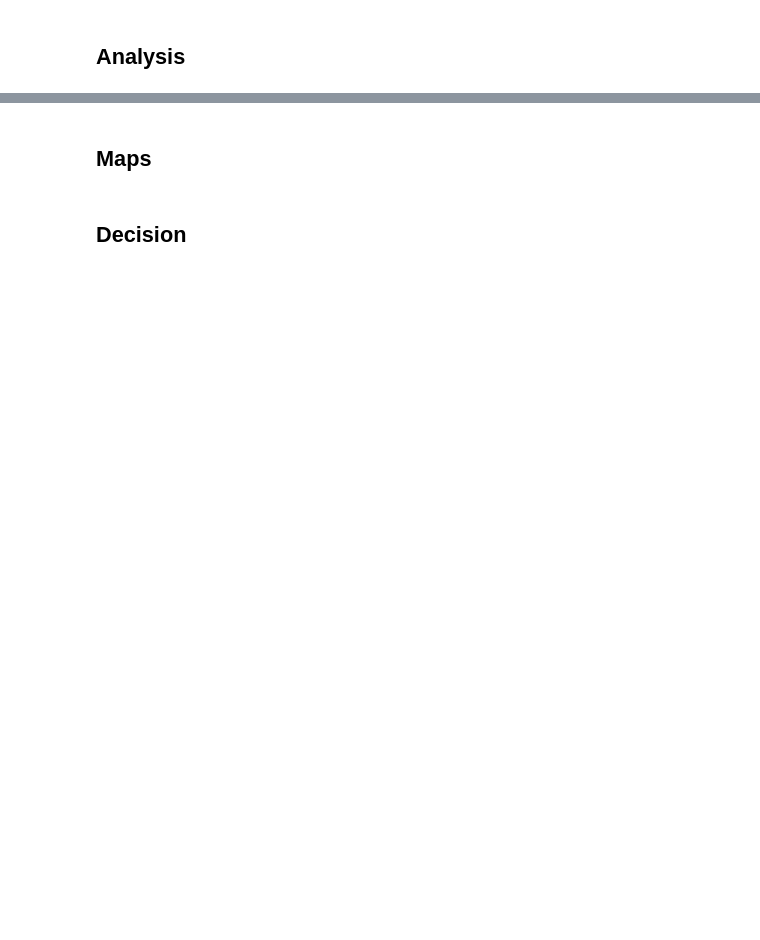
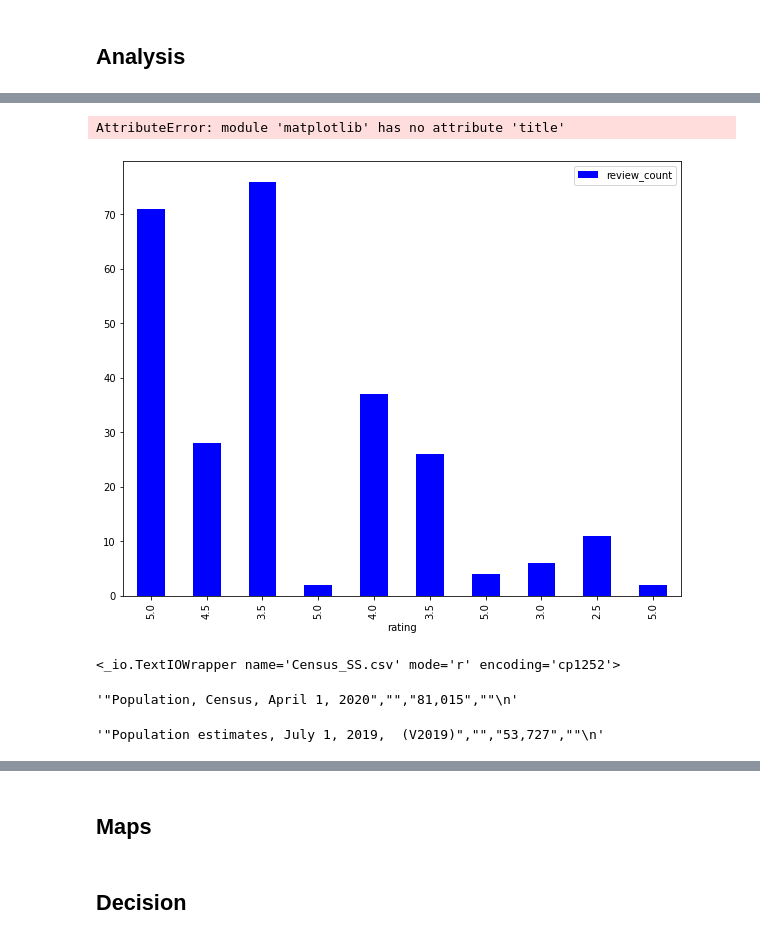
Before and after one commit to ntsegaw/flowerREDO, a Jupyter notebook: Flower Shop.ipynb, the cells around one changed output, grey strips where cells are left out. Saved outputs shown, nothing was run; the diff lists cells and outputs as text; code cells hidden in the pictures; blank space fills up the shorter version.

Commit message:
Census updates

```diff
--- a/Flower Shop.ipynb
+++ b/Flower Shop.ipynb
@@ -180,2 +231,26 @@ lbdf
+# %%
+ssdf.plot.bar("rating", "review_count", figsize = (10,8), color = "blue")
+plt.title("Distribution of Yelp Ratings in Leesburg, VA")
+plt.xlabel("Yelp Ratings")
+plt.ylabel("Review Count")
+# %% [output]
+AttributeError: module 'matplotlib' has no attribute 'title'
+[figure, added]
 # %%
 # Retrieve population data from Census
+census_ss = open('Census_SS.csv')
+census_ss
+# %% [output]
+<_io.TextIOWrapper name='Census_SS.csv' mode='r' encoding='cp1252'>
+# %%
+# Silver Spring population from US Census B.
+ss_lst = open('Census_SS.csv').readlines()
+ss_lst[4]
+# %% [output]
+'"Population, Census, April 1, 2020","","81,015",""\n'
+# %%
+# Leesburg population from US Census B.
+lb_lst = open('Census_LB.csv').readlines()
+lb_lst[1]
+# %% [output]
+'"Population estimates, July 1, 2019,  (V2019)","","53,727",""\n'
```
Also changed, not shown: parts of 13 cells of this notebook, 6 other files.
